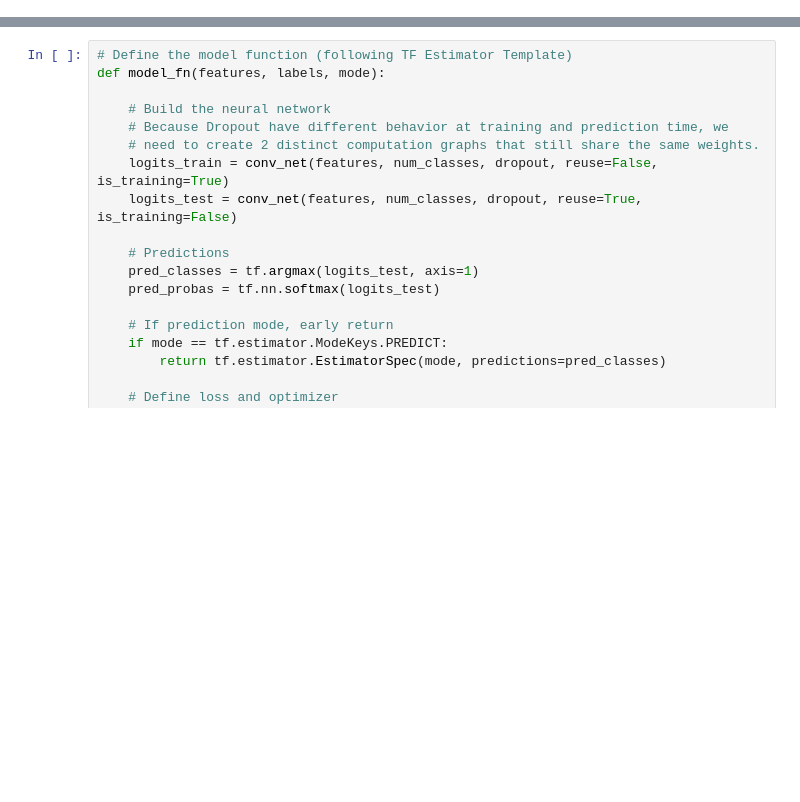
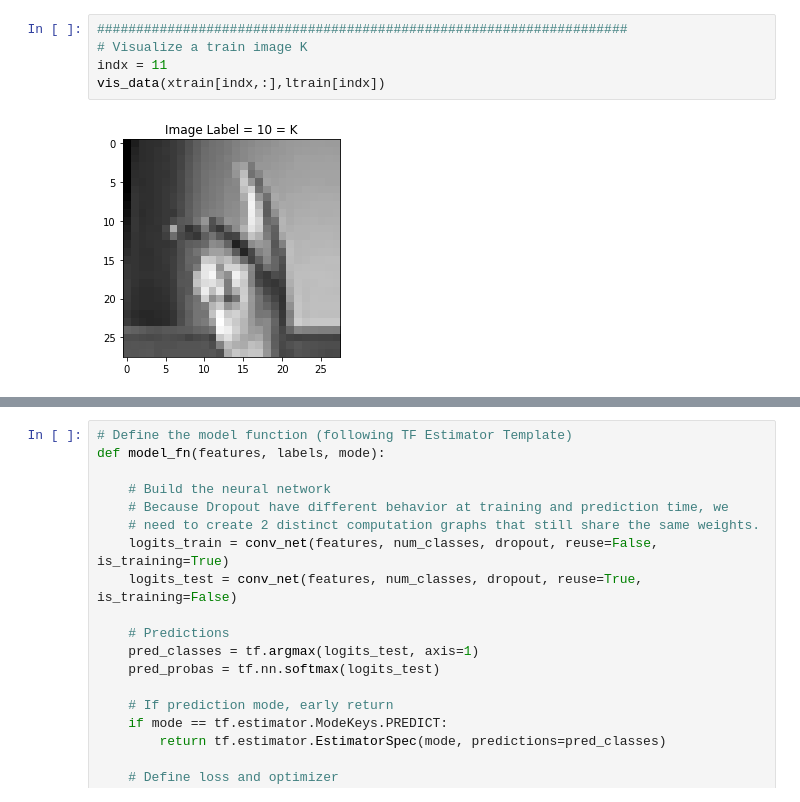
Before and after one commit to wnukmat/ASL_Gesture_Recognition, a Jupyter notebook: src/cnn_asl_mnist.ipynb, the cells around one changed output, grey strips where cells are left out. Cells and saved outputs as stored; diff of their text form; blank space fills up the shorter version.

```diff
--- a/src/cnn_asl_mnist.ipynb
+++ b/src/cnn_asl_mnist.ipynb
@@ -121,0 +131,7 @@ Normalize_MNIST_images (7172, 784)
+# %%
+####################################################################
+# Visualize a train image K
+indx = 11
+vis_data(xtrain[indx,:],ltrain[indx])
+# %% [output]
+[figure, added]
```
Also changed, not shown: parts of 15 cells of this notebook, 1 other file.
